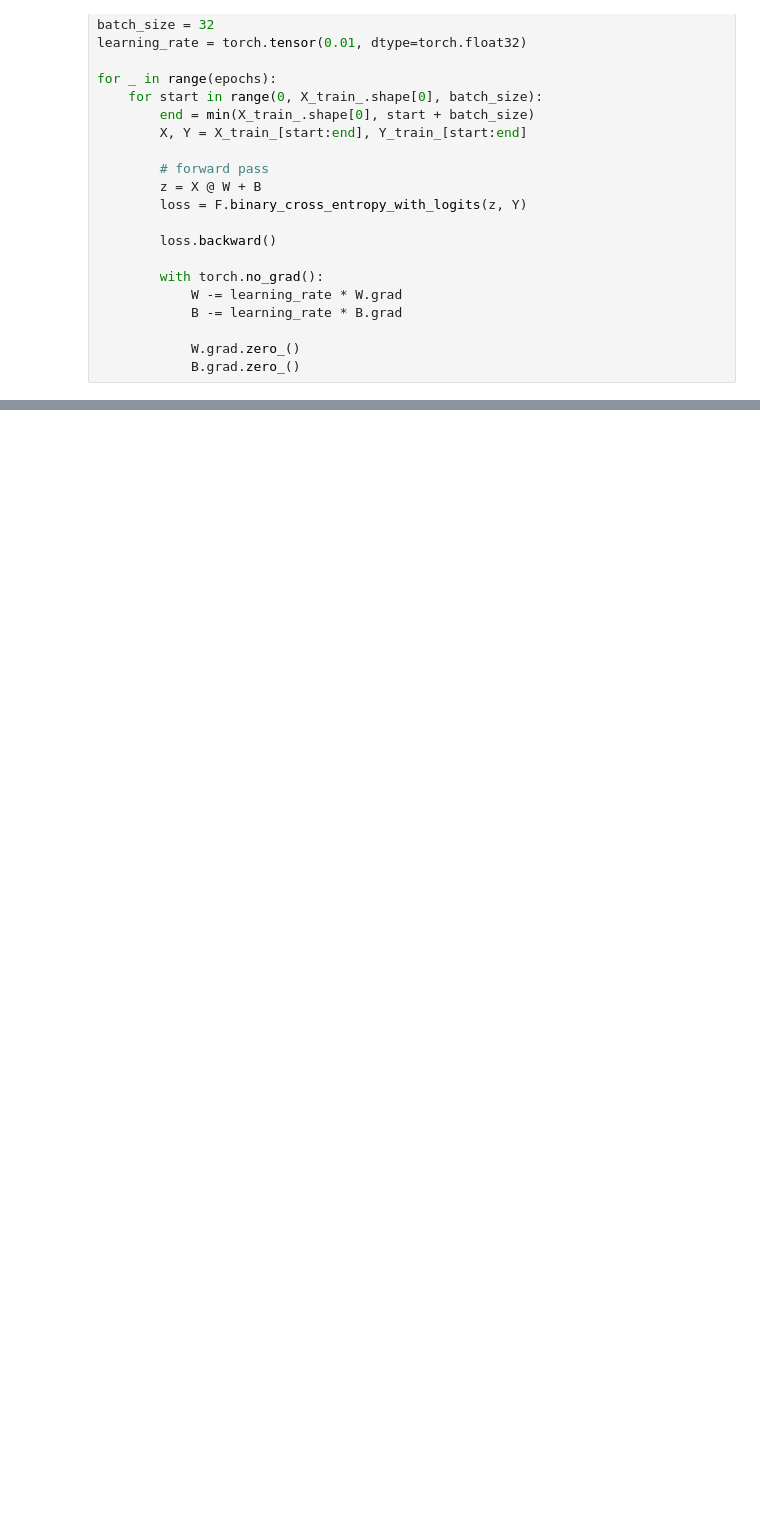
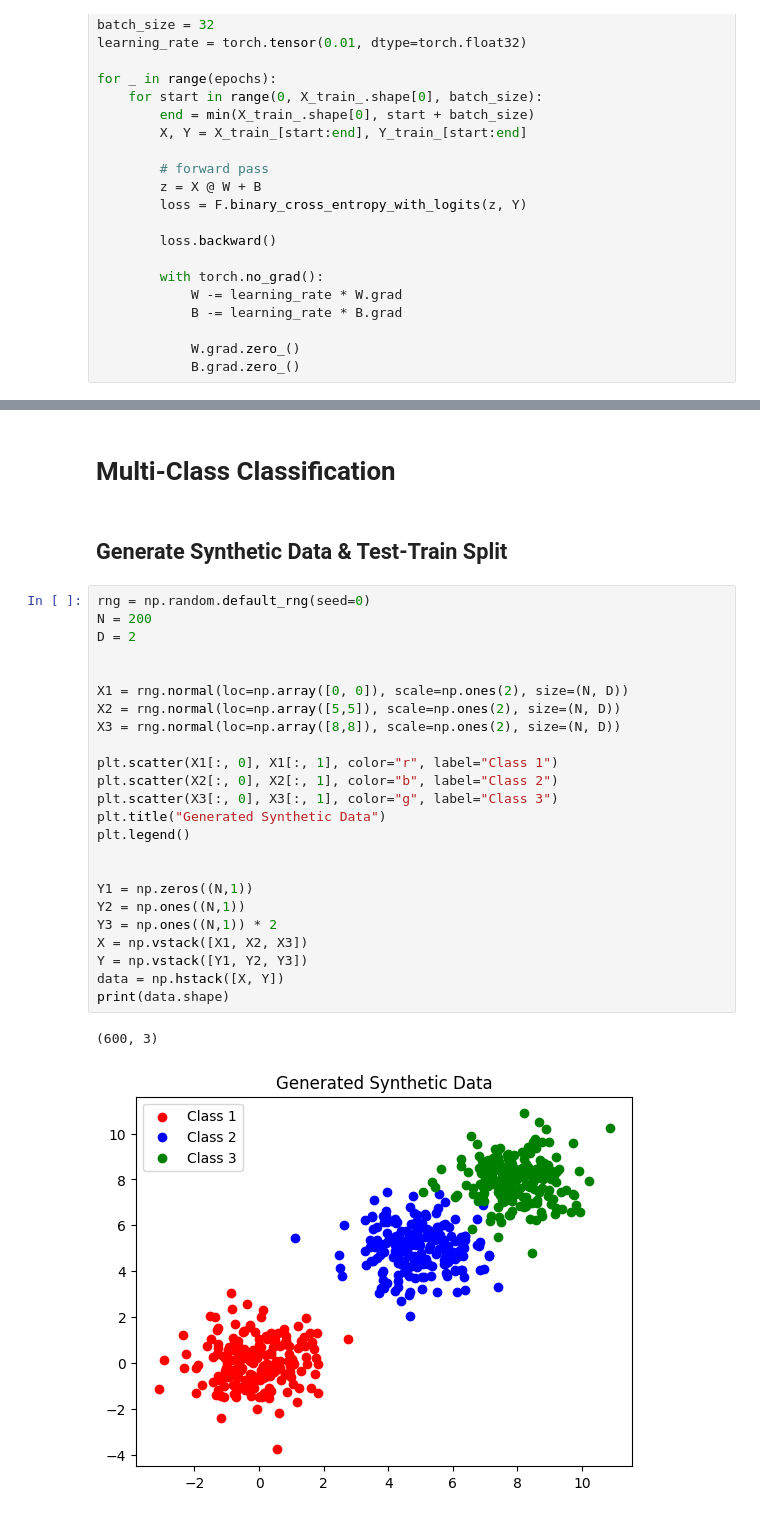
Before and after one commit to adityapaikrao/ML-grind, a Jupyter notebook: Regresssion/logistic_regression_practice.ipynb, the cells around one changed output, grey strips where cells are left out. Saved outputs shown, nothing was run; the diff lists cells and outputs as text; blank space fills up the shorter version.

Commit message:
implemented multi-class logistic regression

```diff
--- a/Regresssion/logistic_regression_practice.ipynb
+++ b/Regresssion/logistic_regression_practice.ipynb
@@ -173,0 +161,31 @@ accuracy: tensor(1.)
+# %% [markdown]
+# Multi-Class Classification
+# %% [markdown]
+## Generate Synthetic Data & Test-Train Split
+# %%
+rng = np.random.default_rng(seed=0)
+N = 200
+D = 2
+
+
+X1 = rng.normal(loc=np.array([0, 0]), scale=np.ones(2), size=(N, D))
+X2 = rng.normal(loc=np.array([5,5]), scale=np.ones(2), size=(N, D))
+X3 = rng.normal(loc=np.array([8,8]), scale=np.ones(2), size=(N, D))
+
+plt.scatter(X1[:, 0], X1[:, 1], color="r", label="Class 1")
+plt.scatter(X2[:, 0], X2[:, 1], color="b", label="Class 2")
+plt.scatter(X3[:, 0], X3[:, 1], color="g", label="Class 3")
+plt.title("Generated Synthetic Data")
+plt.legend()
+
+
+Y1 = np.zeros((N,1))
+Y2 = np.ones((N,1))
+Y3 = np.ones((N,1)) * 2
+X = np.vstack([X1, X2, X3])
+Y = np.vstack([Y1, Y2, Y3])
+data = np.hstack([X, Y])
+print(data.shape)
+# %% [output]
+(600, 3)
+[figure, added]
```
Also changed, not shown: parts of 19 cells of this notebook.
